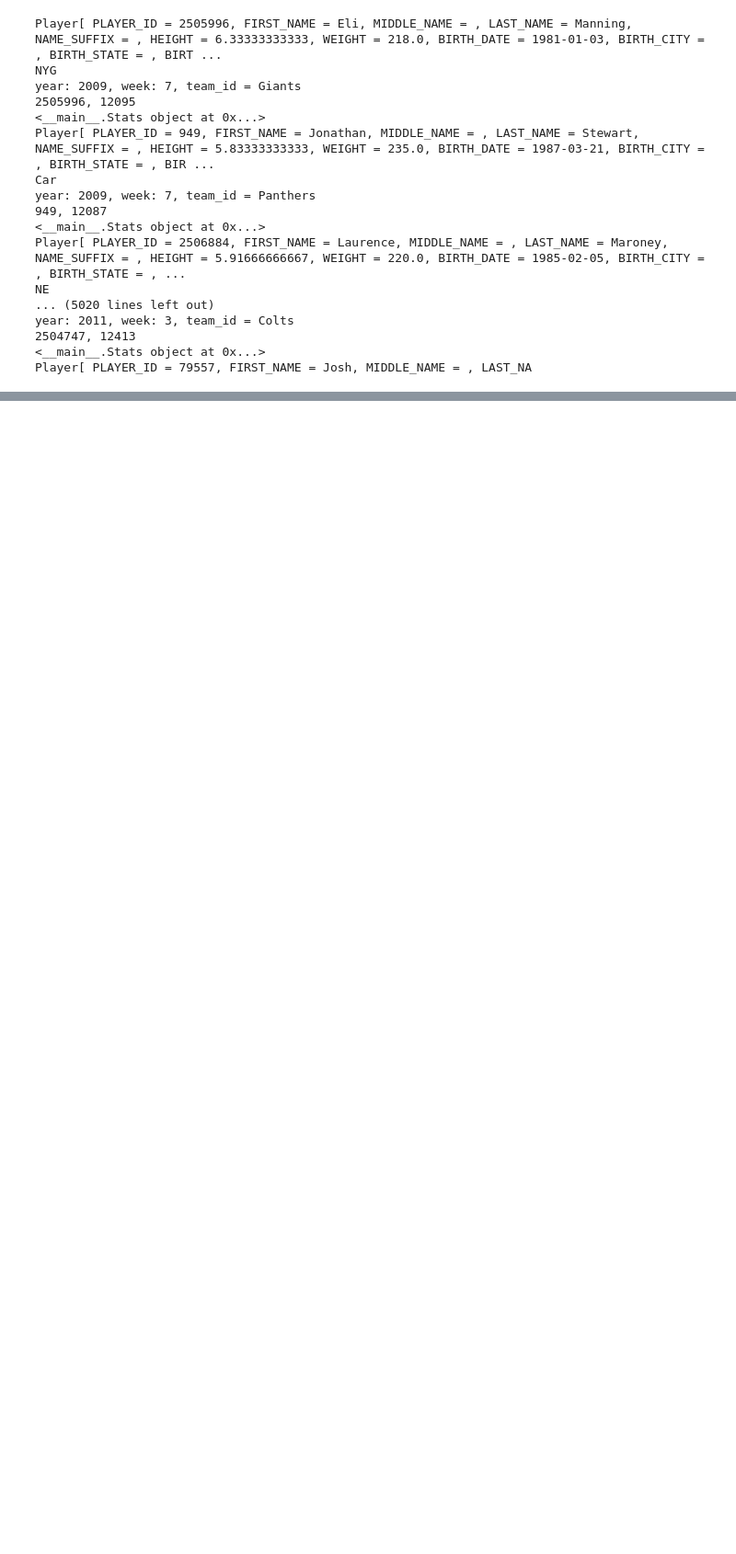
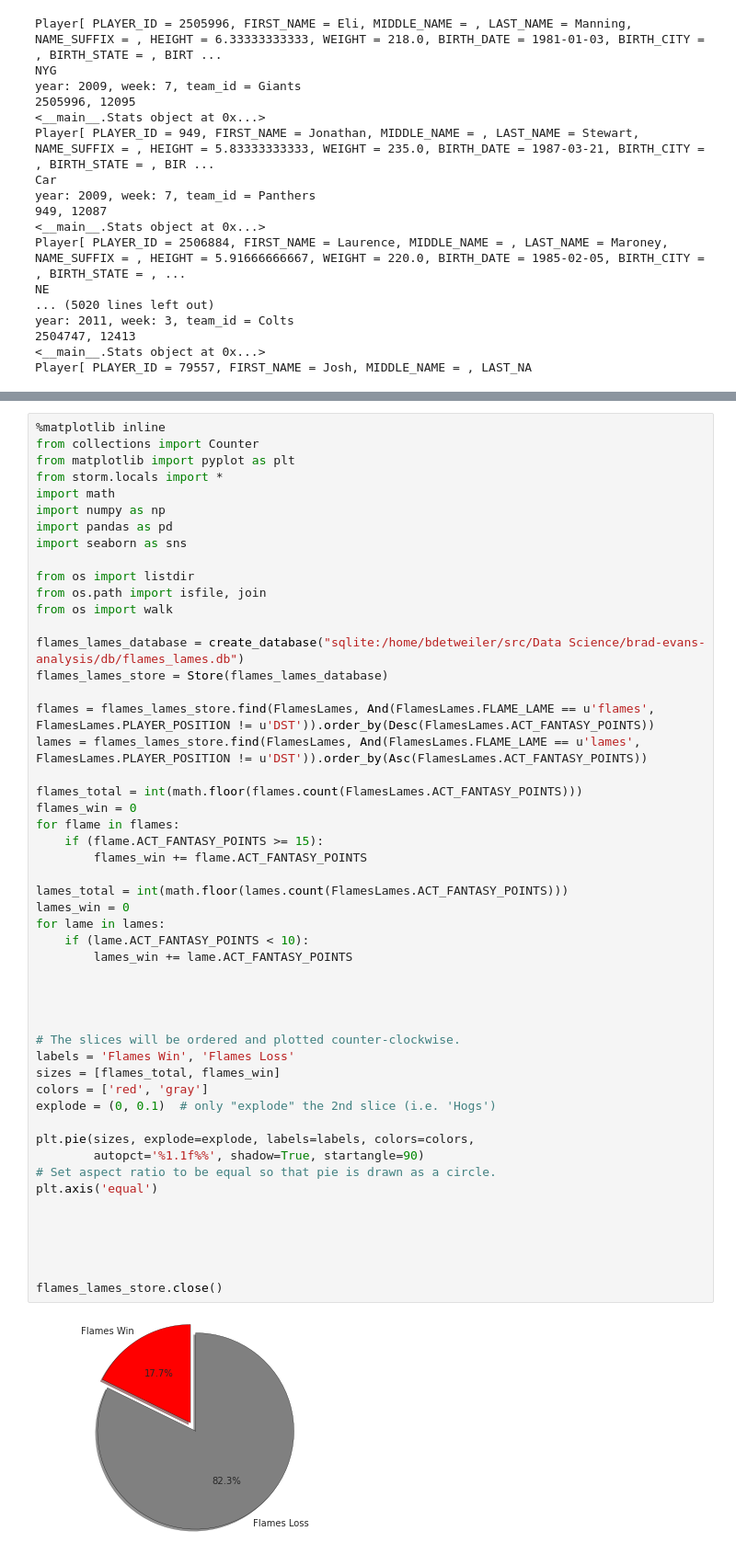
Before and after one commit to bdetweiler/brad-evans-analysis, a Jupyter notebook: Brad Evans Analysis.ipynb, the cells around one changed output, grey strips where cells are left out. Shown at 92% size. Cells and saved outputs as stored; diff of their text form; blank space fills up the shorter version.

```diff
--- a/Brad Evans Analysis.ipynb
+++ b/Brad Evans Analysis.ipynb
@@ -1618,0 +1692,53 @@ Player[ PLAYER_ID = 79557, FIRST_NAME = Josh, MIDDLE_NAME = , LAST_NA
+# %%
+%matplotlib inline
+from collections import Counter
+from matplotlib import pyplot as plt
+from storm.locals import *
+import math
+import numpy as np
+import pandas as pd
+import seaborn as sns
+
+from os import listdir
+from os.path import isfile, join
+from os import walk
+
+flames_lames_database = create_database("sqlite:/home/bdetweiler/src/Data Science/brad-evans-analysis/db/flames_lames.db")
+flames_lames_store = Store(flames_lames_database)
+
+flames = flames_lames_store.find(FlamesLames, And(FlamesLames.FLAME_LAME == u'flames', FlamesLames.PLAYER_POSITION != u'DST')).order_by(Desc(FlamesLames.ACT_FANTASY_POINTS))
+lames = flames_lames_store.find(FlamesLames, And(FlamesLames.FLAME_LAME == u'lames', FlamesLames.PLAYER_POSITION != u'DST')).order_by(Asc(FlamesLames.ACT_FANTASY_POINTS))
+
+flames_total = int(math.floor(flames.count(FlamesLames.ACT_FANTASY_POINTS)))
+flames_win = 0
+for flame in flames:
+    if (flame.ACT_FANTASY_POINTS >= 15):
+        flames_win += flame.ACT_FANTASY_POINTS
+
+lames_total = int(math.floor(lames.count(FlamesLames.ACT_FANTASY_POINTS)))
+lames_win = 0
+for lame in lames:
+    if (lame.ACT_FANTASY_POINTS < 10):
+        lames_win += lame.ACT_FANTASY_POINTS
+
+
+
+
+# The slices will be ordered and plotted counter-clockwise.
+labels = 'Flames Win', 'Flames Loss'
+sizes = [flames_total, flames_win]
+colors = ['red', 'gray']
+explode = (0, 0.1)  # only "explode" the 2nd slice (i.e. 'Hogs')
+
+plt.pie(sizes, explode=explode, labels=labels, colors=colors,
+        autopct='%1.1f%%', shadow=True, startangle=90)
+# Set aspect ratio to be equal so that pie is drawn as a circle.
+plt.axis('equal')
+
+
+
+
+
+flames_lames_store.close()
+# %% [output]
+[figure, added]
```
Also changed, not shown: parts of 6 cells of this notebook.
